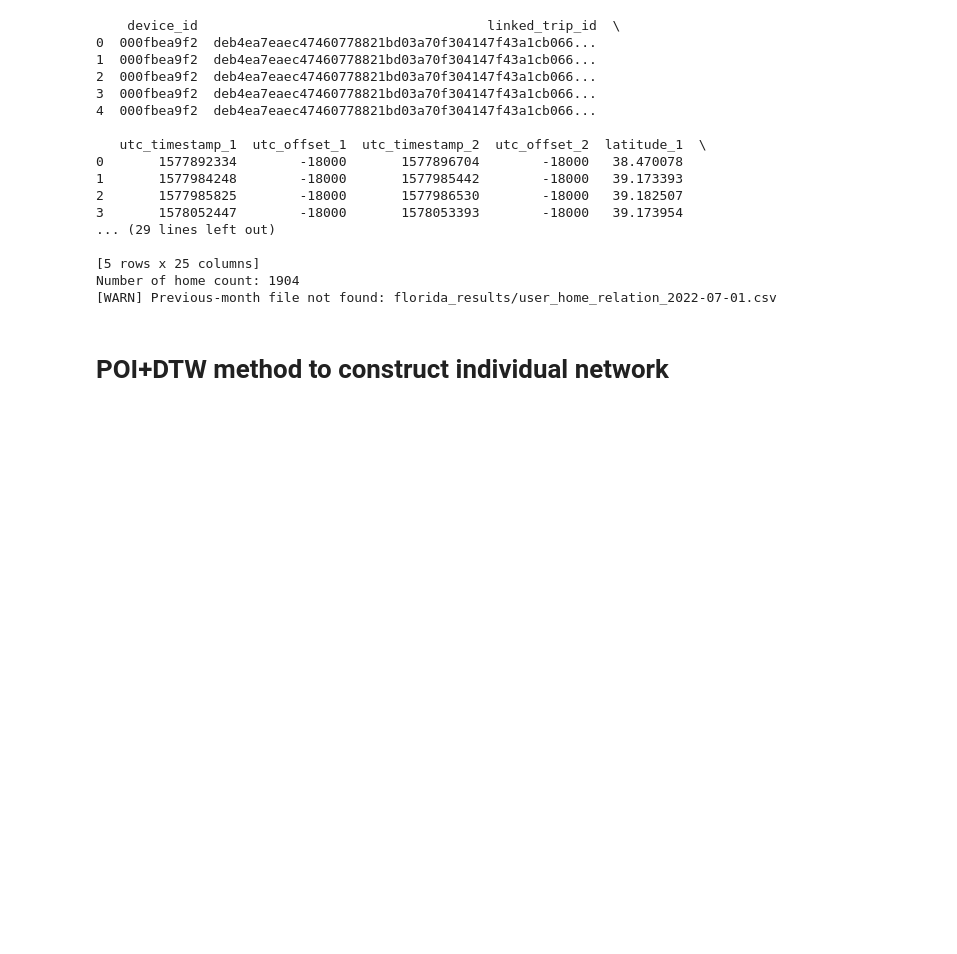
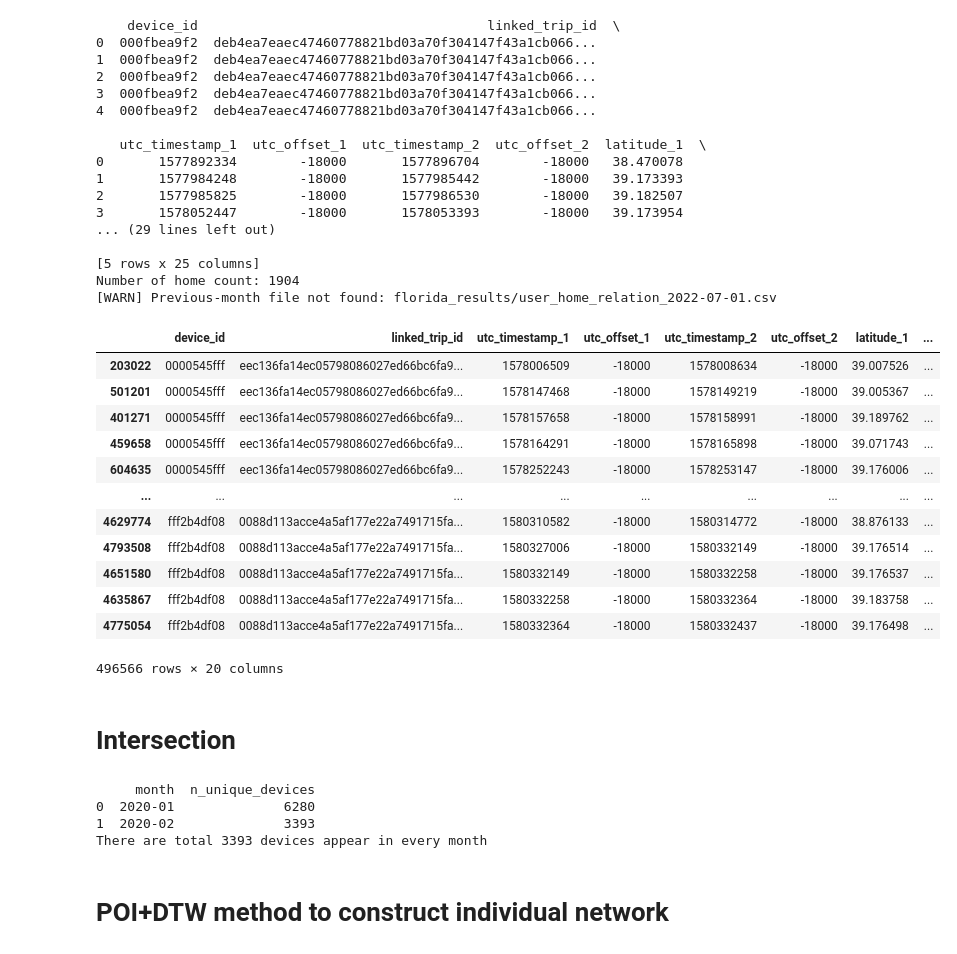
Before and after one commit to SusuXu-s-Lab/CLIMA_WP2, a Jupyter notebook: Network_Building/CLIMA_WP2_0608.ipynb, the cells around one changed output. Saved outputs shown, nothing was run; the diff lists cells and outputs as text; code cells hidden in the pictures; blank space fills up the shorter version.

```diff
--- a/Network_Building/CLIMA_WP2_0608.ipynb
+++ b/Network_Building/CLIMA_WP2_0608.ipynb
@@ -706,6 +722,71 @@ result_df_subset.to_csv(f"florida_results/user_home_relation_{start_date.date()}
 [5 rows x 25 columns]
 Number of home count: 1904
 [WARN] Previous-month file not found: florida_results/user_home_relation_2022-07-01.csv
+# %%
+linked_df
+# %% [output]
+|  | device_id | linked_trip_id | utc_timestamp_1 | utc_offset_1 | utc_timestamp_2 | utc_offset_2 | latitude_1 | ... |
+| 203022 | 0000545fff | eec136fa14ec05798086027ed66bc6fa9... | 1578006509 | -18000 | 1578008634 | -18000 | 39.007526 | ... |
+| 501201 | 0000545fff | eec136fa14ec05798086027ed66bc6fa9... | 1578147468 | -18000 | 1578149219 | -18000 | 39.005367 | ... |
+| 401271 | 0000545fff | eec136fa14ec05798086027ed66bc6fa9... | 1578157658 | -18000 | 1578158991 | -18000 | 39.189762 | ... |
+| 459658 | 0000545fff | eec136fa14ec05798086027ed66bc6fa9... | 1578164291 | -18000 | 1578165898 | -18000 | 39.071743 | ... |
+| 604635 | 0000545fff | eec136fa14ec05798086027ed66bc6fa9... | 1578252243 | -18000 | 1578253147 | -18000 | 39.176006 | ... |
+| ... | ... | ... | ... | ... | ... | ... | ... | ... |
+| 4629774 | fff2b4df08 | 0088d113acce4a5af177e22a7491715fa... | 1580310582 | -18000 | 1580314772 | -18000 | 38.876133 | ... |
+| 4793508 | fff2b4df08 | 0088d113acce4a5af177e22a7491715fa... | 1580327006 | -18000 | 1580332149 | -18000 | 39.176514 | ... |
+| 4651580 | fff2b4df08 | 0088d113acce4a5af177e22a7491715fa... | 1580332149 | -18000 | 1580332258 | -18000 | 39.176537 | ... |
+| 4635867 | fff2b4df08 | 0088d113acce4a5af177e22a7491715fa... | 1580332258 | -18000 | 1580332364 | -18000 | 39.183758 | ... |
+| 4775054 | fff2b4df08 | 0088d113acce4a5af177e22a7491715fa... | 1580332364 | -18000 | 1580332437 | -18000 | 39.176498 | ... |
+496566 rows × 20 columns
+# %% [markdown]
+# Intersection
+# %%
+# df1 = pd.DataFrame({'A': [1, 2], 'B': [3, 4]})
+# df2 = pd.DataFrame({'A': [5, 6], 'B': [7, 8]})
+# df3 = pd.DataFrame({'A': [9, 10], 'B': [11, 12]})
+# df_all = pd.concat([df1, df2, df3], ignore_index=True)
+
+# Skip this step if 'date_1' is already in datetime format
+linked_df['date_1'] = pd.to_datetime(linked_df['date_1'])       # Convert to datetime
+linked_df['month']  = linked_df['date_1'].dt.to_period('M')     # Extract year-month, e.g., 2020-01
+
+# 1️⃣ Count the number of unique devices per month
+unique_counts = (
+    linked_df.groupby('month')['device_id']
+      .nunique()
+      .rename('n_unique_devices')
+      .reset_index()
+)
+print(unique_counts)
+
+
+
+# 2️⃣ Split into multiple DataFrames by month (optional)
+
+dfs_by_month_details = {str(m): g.reset_index(drop=True) for m, g in linked_df.groupby('month')}
+
+dfs_by_month = {
+    str(month): group['device_id'].drop_duplicates().reset_index(drop=True)
+    for month, group in linked_df.groupby('month')
+}
+
+device_sets = [set(devices) for devices in dfs_by_month.values()]
+common_devices = set.intersection(*device_sets)
+
+print(f"There are total {len(common_devices)} devices appear in every month")
+
+
+# Filter the intersection of all month household data
+result_df_subset=pd.read_csv("florida_results/user_home_relation_2022-08-01.csv")
+result_df_subset = result_df_subset[result_df_subset['device_id'].isin(common_devices)].reset_index(drop=True)
+
+
+dfs_by_month_details['2020-02']
+# %% [output]
+     month  n_unique_devices
+0  2020-01              6280
+1  2020-02              3393
+There are total 3393 devices appear in every month
 # %% [markdown]
 # POI+DTW method to construct individual network
 # %%
```
Also changed, not shown: parts of 4 cells of this notebook.
